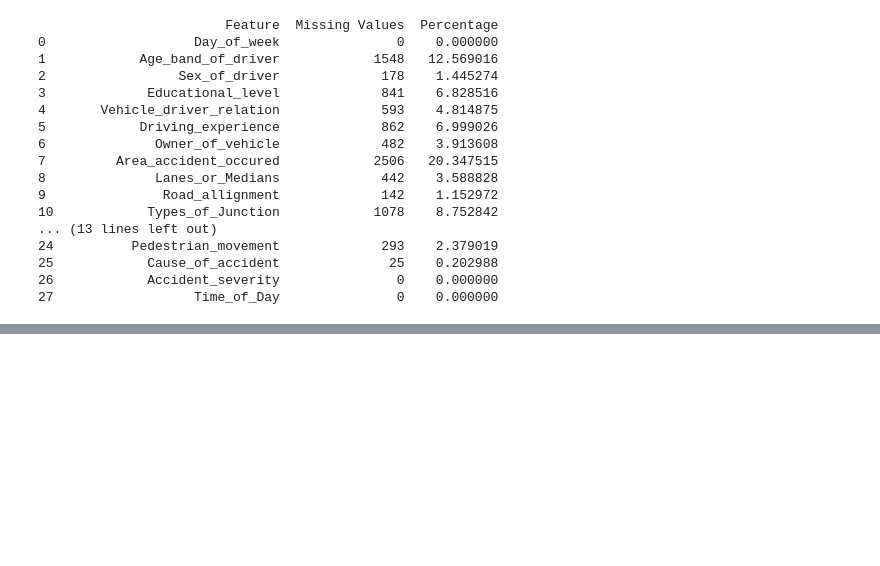
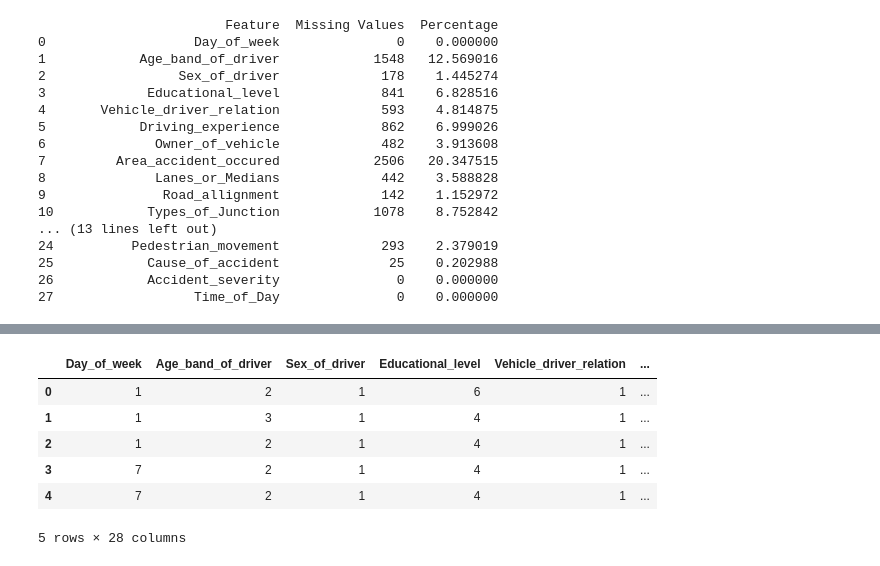
Before and after one commit to elidaarnaut/DM-Project-v2, a Jupyter notebook: ADM-Project.ipynb, the cells around one changed output, grey strips where cells are left out. Saved outputs shown, nothing was run; the diff lists cells and outputs as text; code cells hidden in the pictures; blank space fills up the shorter version.

```diff
--- a/ADM-Project.ipynb
+++ b/ADM-Project.ipynb
@@ -1145,3 +1153,6 @@ print(missing_values_df)
 25            Cause_of_accident              25    0.202988
 26            Accident_severity               0    0.000000
 27                  Time_of_Day               0    0.000000
+# %%
+df_deletion = df.copy(deep=True)
+df_mode = df.copy(deep=True)
@@ -1147,0 +1240,4 @@ print(missing_values_df)
+# %%
+for column in df_mode.columns:
+    mode_value = df_mode[column].mode()[0]
+    df_mode[column].fillna(mode_value, inplace=True)
@@ -1147,0 +1308,24 @@ print(missing_values_df)
+# %%
+df_knn = df.copy(deep=True)
+# %%
+imputer = KNNImputer(n_neighbors=5)
+
+imputed_data = imputer.fit_transform(df_knn)
+
+# Update DataFrame with correctly typed data
+for i, column in enumerate(df_knn.columns):
+    # Round the data and convert to pandas Int64 if it was originally an integer type
+    if pd.api.types.is_integer_dtype(df_knn[column]):
+        df_knn[column] = pd.Series(np.round(imputed_data[:, i])).astype('Int64')
+    else:
+        df_knn[column] = imputed_data[:, i]
+# %%
+df_knn.head()
+# %% [output]
+|  | Day_of_week | Age_band_of_driver | Sex_of_driver | Educational_level | Vehicle_driver_relation | ... |
+| 0 | 1 | 2 | 1 | 6 | 1 | ... |
+| 1 | 1 | 3 | 1 | 4 | 1 | ... |
+| 2 | 1 | 2 | 1 | 4 | 1 | ... |
+| 3 | 7 | 2 | 1 | 4 | 1 | ... |
+| 4 | 7 | 2 | 1 | 4 | 1 | ... |
+5 rows × 28 columns
```
Also changed, not shown: parts of 16 cells of this notebook, 1 other file.
